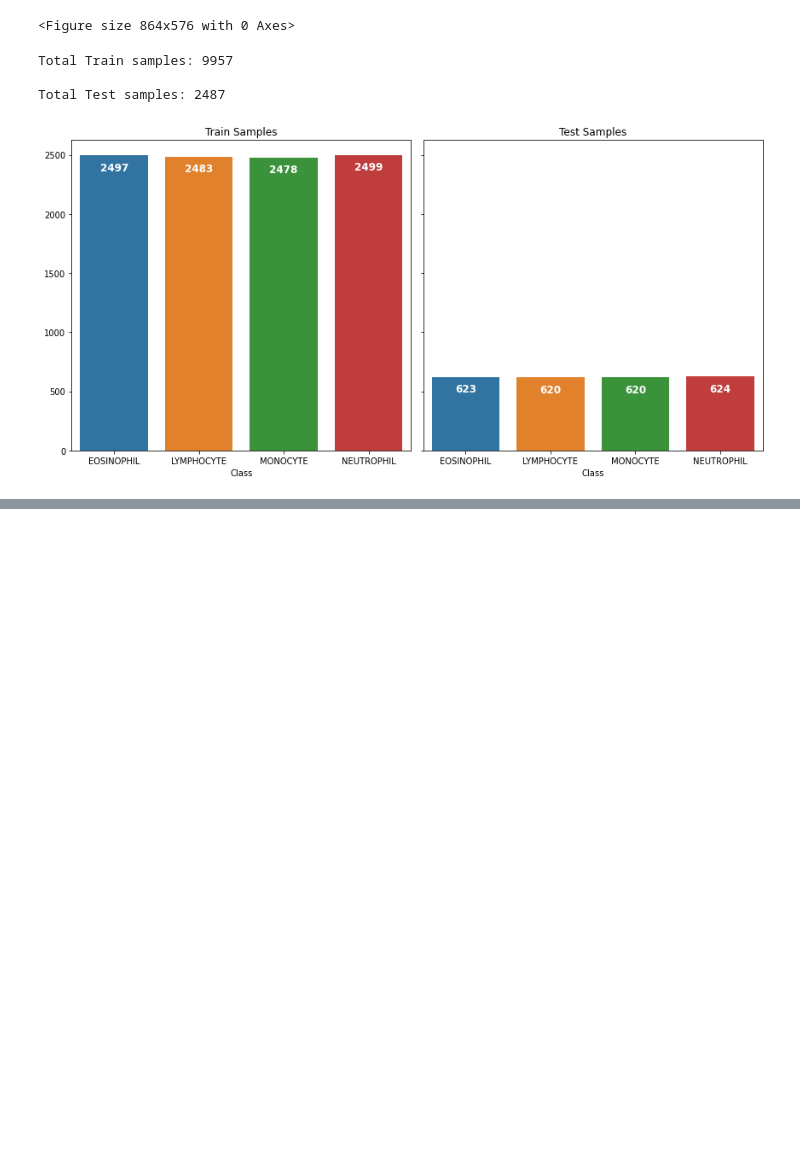
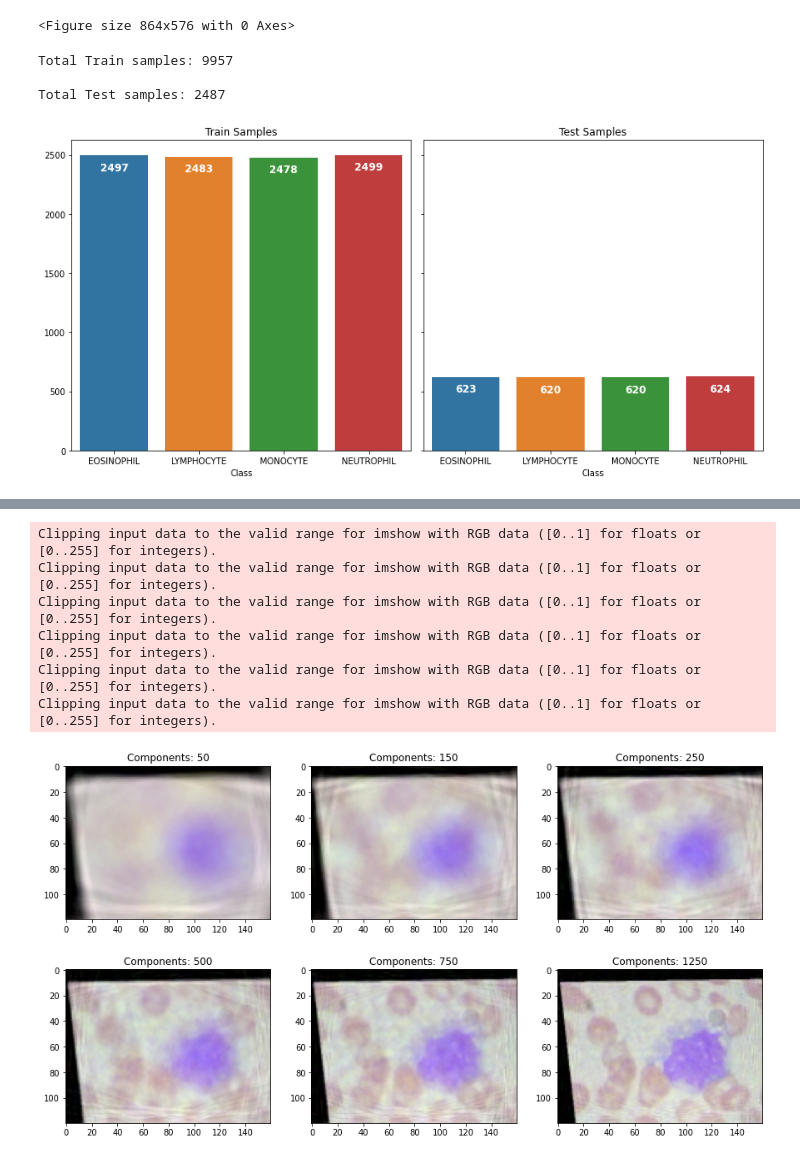
Before and after one commit to noamya-sh/Blood-Cells-ML-Course, a Jupyter notebook: Final Project - Blood cells.ipynb, the cells around one changed output, grey strips where cells are left out. Cells and saved outputs as stored; diff of their text form; code cells hidden in the pictures; blank space fills up the shorter version.

```diff
--- a/Final Project - Blood cells.ipynb
+++ b/Final Project - Blood cells.ipynb
@@ -133,0 +159,35 @@ array([[[0.78431373, 0.83529412, 0.84313725],
+# %%
+
+
+
+def plot_at_k(k):
+    pca = PCA(n_components=k)
+    x = mono_train.iloc[:, :-1]
+#     print(np.array(x.iloc[2, :]))
+    x = x.astype(float) / 255
+    x = pca.fit_transform(x)
+    dff = pd.DataFrame(pca.inverse_transform(x))
+#     print(np.array(dff.iloc[2, :]))
+    plt.imshow(np.array(dff.iloc[2, :]).reshape((120, 160, 3)))
+
+
+ks = [50, 150, 250,500,750,1250]
+
+plt.figure(figsize=[15, 9])
+
+for i in range(6):
+    plt.subplot(2, 3, i+1)
+    plot_at_k(ks[i])
+    plt.title("Components: " + str(ks[i]))
+
+plt.subplots_adjust(wspace=0.2, hspace=0.0)
+plt.show()
+# first_row
+# %% [output]
+Clipping input data to the valid range for imshow with RGB data ([0..1] for floats or [0..255] for integers).
+Clipping input data to the valid range for imshow with RGB data ([0..1] for floats or [0..255] for integers).
+Clipping input data to the valid range for imshow with RGB data ([0..1] for floats or [0..255] for integers).
+Clipping input data to the valid range for imshow with RGB data ([0..1] for floats or [0..255] for integers).
+Clipping input data to the valid range for imshow with RGB data ([0..1] for floats or [0..255] for integers).
+Clipping input data to the valid range for imshow with RGB data ([0..1] for floats or [0..255] for integers).
+[figure, added]
```
Also changed, not shown: parts of 12 cells of this notebook, 2 other files.
